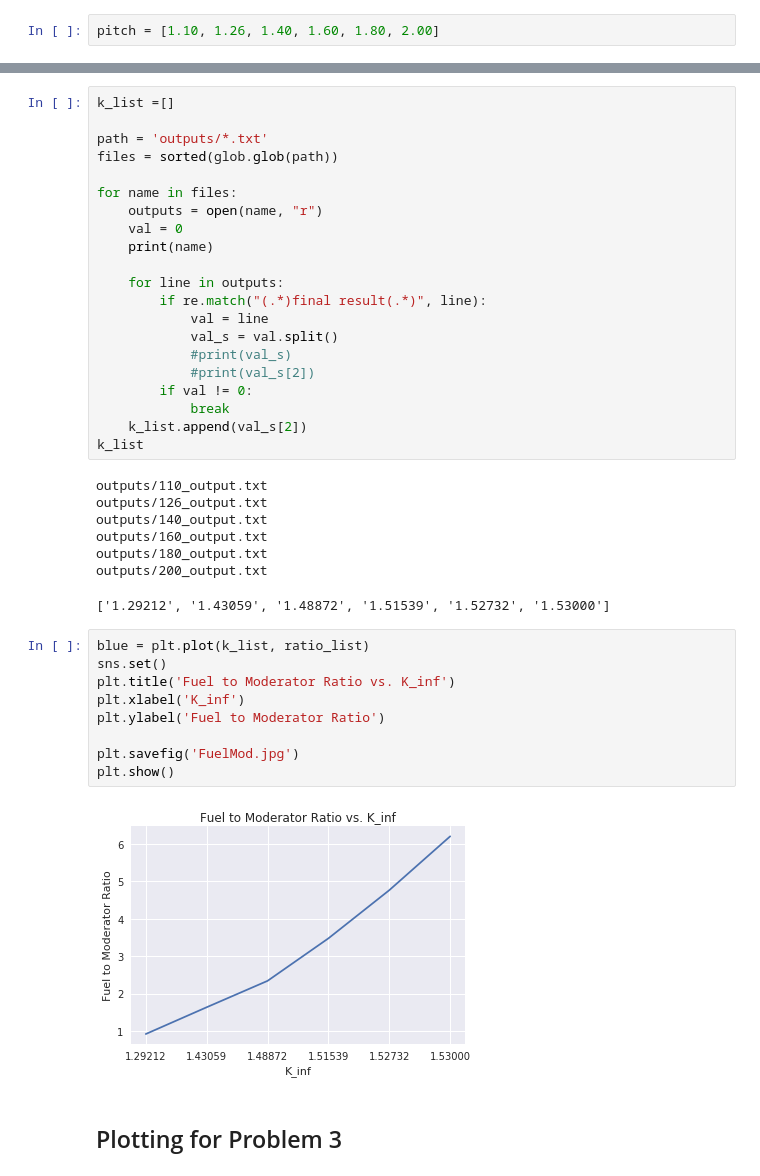
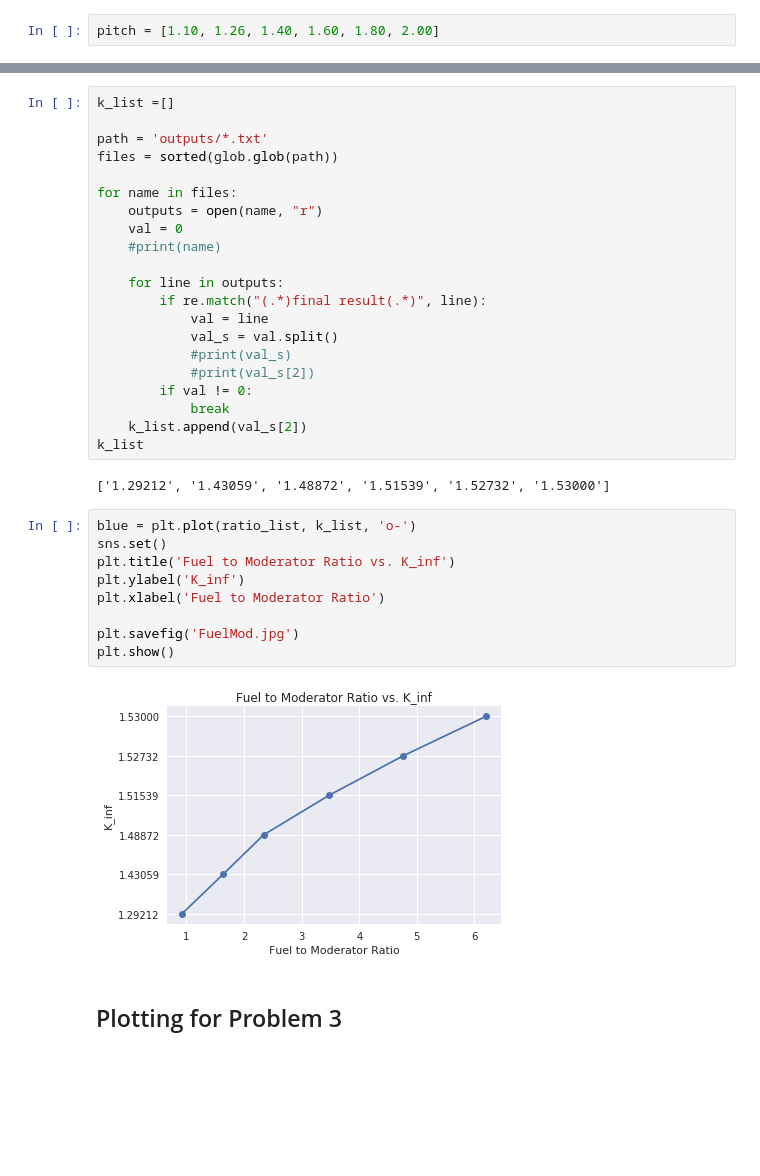
Before and after one commit to wjvanderlip/NE150_homework, a Jupyter notebook: 5HW/homework5nb.ipynb, the cells around one changed output, grey strips where cells are left out. Drawn from its saved outputs; the diff is of its cells as text; blank space fills up the shorter version.

```diff
--- a/5HW/homework5nb.ipynb
+++ b/5HW/homework5nb.ipynb
@@ -51,7 +57,7 @@ files = sorted(glob.glob(path))
 for name in files:
     outputs = open(name, "r")
     val = 0
-    print(name)
+    #print(name)
 
     for line in outputs:
         if re.match("(.*)final result(.*)", line):
@@ -64,24 +70,18 @@ for name in files:
     k_list.append(val_s[2])
 k_list
 # %% [output]
-outputs/110_output.txt
-outputs/126_output.txt
-outputs/140_output.txt
-outputs/160_output.txt
-outputs/180_output.txt
-outputs/200_output.txt
+['1.29212', '1.43059', '1.48872', '1.51539', '1.52732', '1.53000']
-['1.29212', '1.43059', '1.48872', '1.51539', '1.52732', '1.53000']
 # %%
-blue = plt.plot(k_list, ratio_list)
+blue = plt.plot(ratio_list, k_list, 'o-')
 sns.set()
 plt.title('Fuel to Moderator Ratio vs. K_inf')
-plt.xlabel('K_inf')
-plt.ylabel('Fuel to Moderator Ratio')
+plt.ylabel('K_inf')
+plt.xlabel('Fuel to Moderator Ratio')
 
 plt.savefig('FuelMod.jpg')
 plt.show()
 # %% [output]
-[figure, old version]
+[figure, new version]
 # %% [markdown]
 ## Plotting for Problem 3
 # %%
```
Also changed, not shown: parts of 1 cell of this notebook, 2 other files.
